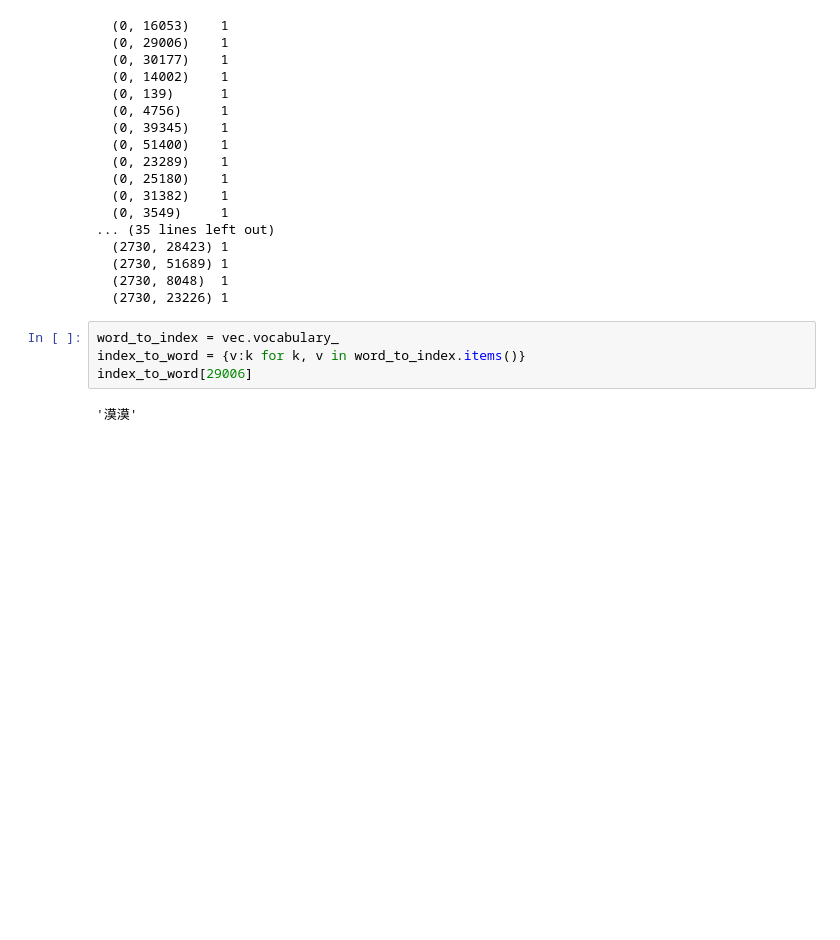
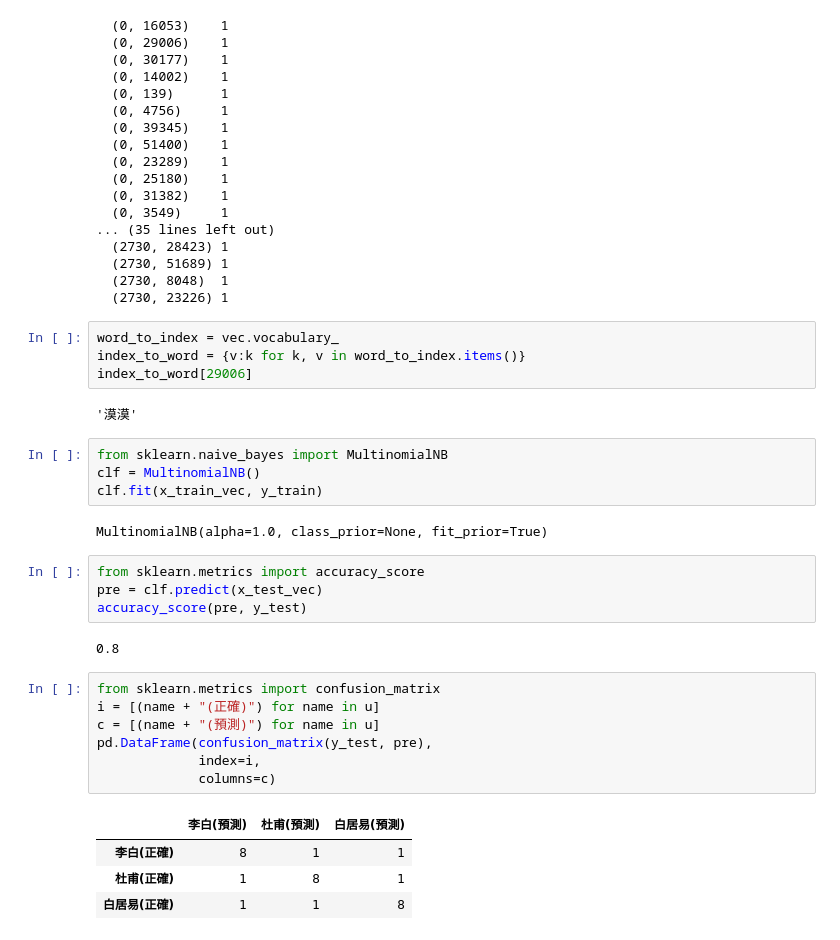
Before and after one commit to Elwing-Chou/MLDemo1216, a Jupyter notebook: poem.ipynb, the cells around one changed output. Saved outputs shown, nothing was run; the diff lists cells and outputs as text; blank space fills up the shorter version.

```diff
--- a/poem.ipynb
+++ b/poem.ipynb
@@ -174,3 +174,27 @@ index_to_word = {v:k for k, v in word_to_index.items()}
 index_to_word[29006]
 # %% [output]
 '漠漠'
+# %%
+from sklearn.naive_bayes import MultinomialNB
+clf = MultinomialNB()
+clf.fit(x_train_vec, y_train)
+# %% [output]
+MultinomialNB(alpha=1.0, class_prior=None, fit_prior=True)
+# %%
+from sklearn.metrics import accuracy_score
+pre = clf.predict(x_test_vec)
+accuracy_score(pre, y_test)
+# %% [output]
+0.8
+# %%
+from sklearn.metrics import confusion_matrix
+i = [(name + "(正確)") for name in u]
+c = [(name + "(預測)") for name in u]
+pd.DataFrame(confusion_matrix(y_test, pre),
+             index=i,
+             columns=c)
+# %% [output]
+|  | 李白(預測) | 杜甫(預測) | 白居易(預測) |
+| 李白(正確) | 8 | 1 | 1 |
+| 杜甫(正確) | 1 | 8 | 1 |
+| 白居易(正確) | 1 | 1 | 8 |
```
Also changed, not shown: parts of 2 cells of this notebook.
